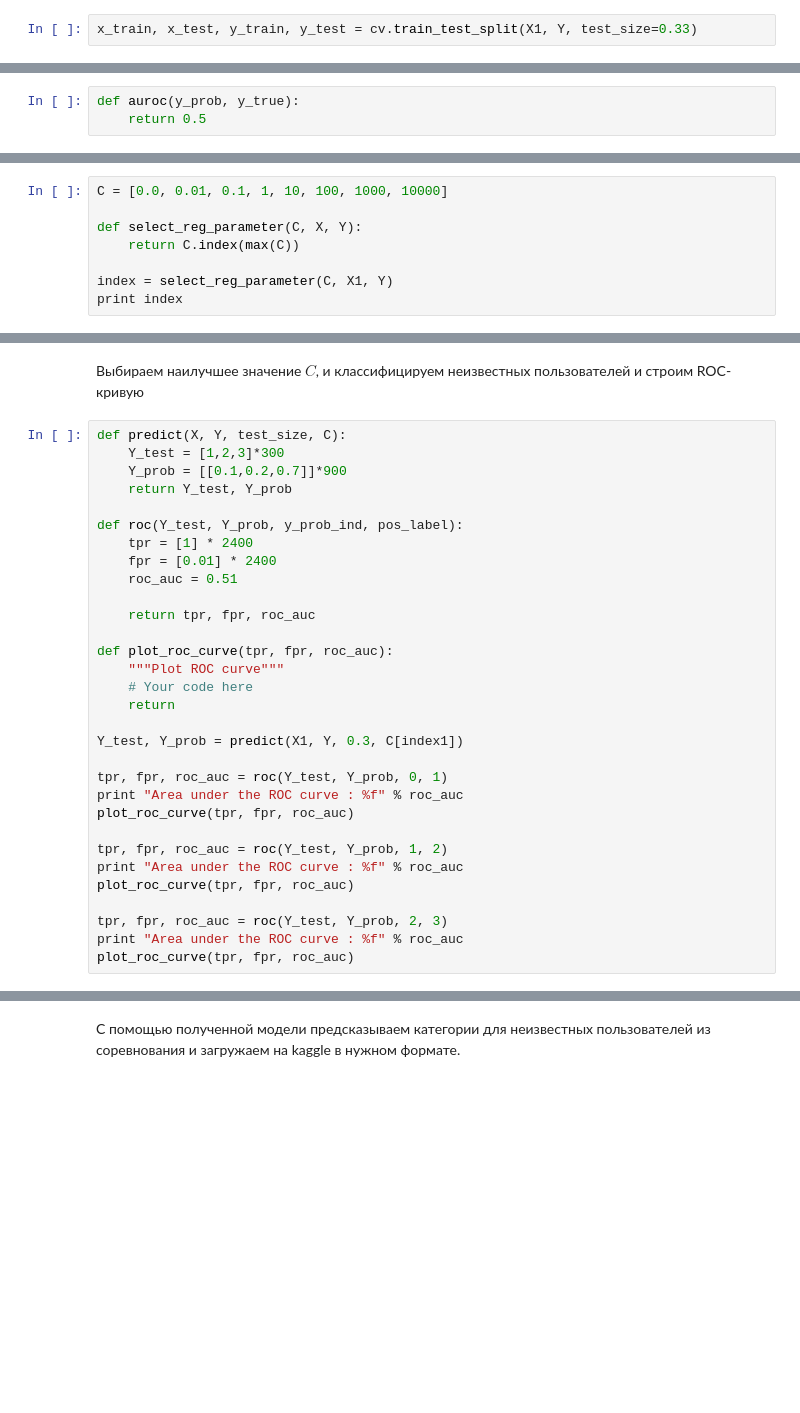
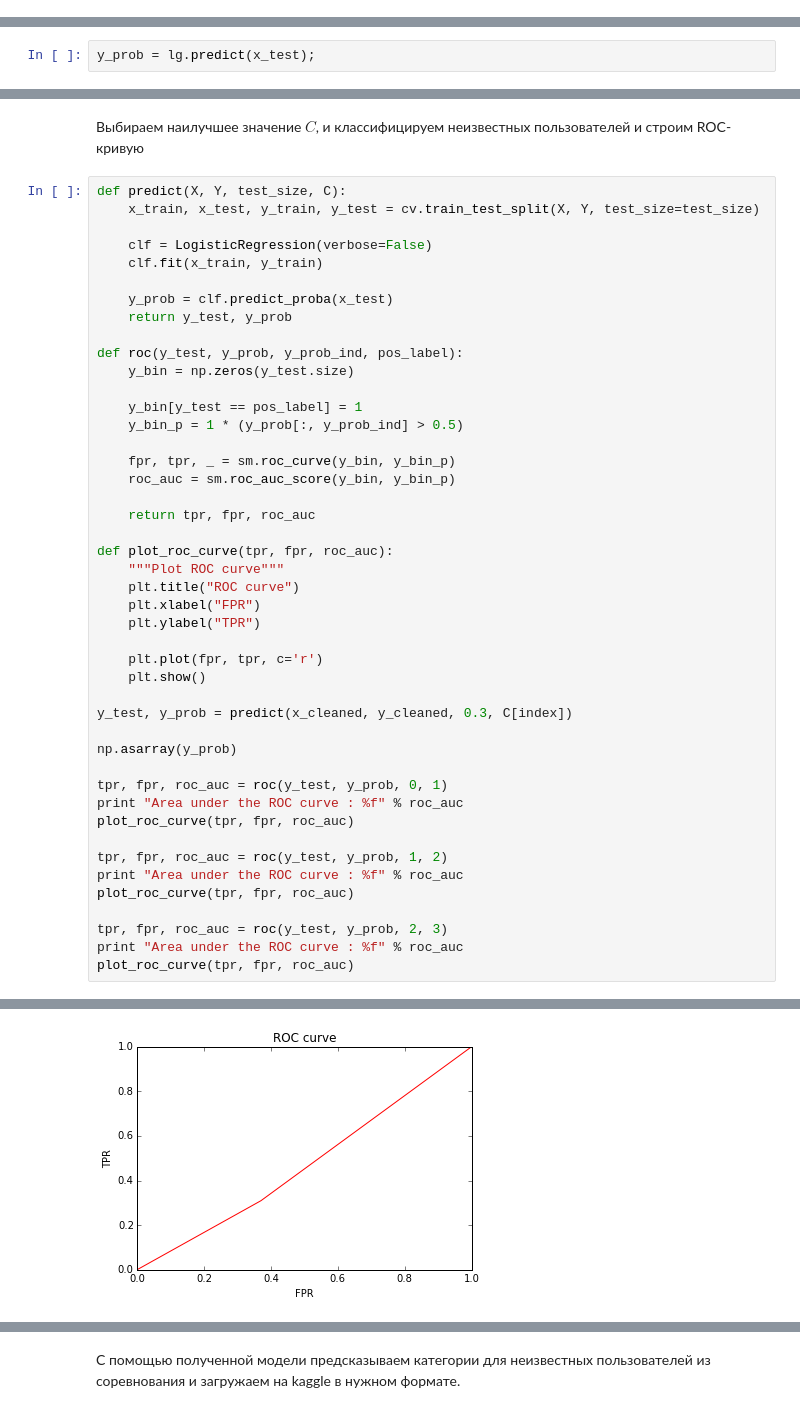
Before and after one commit to KopBob/technosphere, a Jupyter notebook: ml/hw5/homework-5-st.ipynb, the cells around one changed output, grey strips where cells are left out. Saved outputs shown, nothing was run; the diff lists cells and outputs as text; blank space fills up the shorter version.

```diff
--- a/ml/hw5/homework-5-st.ipynb
+++ b/ml/hw5/homework-5-st.ipynb
@@ -345,2 +187,0 @@ True
-# %%
-x_train, x_test, y_train, y_test = cv.train_test_split(X1, Y, test_size=0.33)
@@ -362,3 +188,2 @@ lg.predict_proba(x_test[:10])
-# %%
-def auroc(y_prob, y_true):
-    return 0.5
+# %%
+y_prob = lg.predict(x_test);
@@ -365,10 +194,2 @@ def auroc(y_prob, y_true):
 # %% [markdown]
 Разделим выборку с помощью методики кросс-валидации для того, чтобы настроить параметр регуляризации $C$
-# %%
-C = [0.0, 0.01, 0.1, 1, 10, 100, 1000, 10000]
-
-def select_reg_parameter(C, X, Y):
-    return C.index(max(C))
-
-index = select_reg_parameter(C, X1, Y)
-print index
@@ -378,32 +238,47 @@ print index
 Выбираем наилучшее значение $C$, и классифицируем неизвестных пользователей и строим ROC-кривую
 # %%
 def predict(X, Y, test_size, C):
-    Y_test = [1,2,3]*300
-    Y_prob = [[0.1,0.2,0.7]]*900
-    return Y_test, Y_prob
+    x_train, x_test, y_train, y_test = cv.train_test_split(X, Y, test_size=test_size)
 
-def roc(Y_test, Y_prob, y_prob_ind, pos_label):
-    tpr = [1] * 2400
-    fpr = [0.01] * 2400
-    roc_auc = 0.51
+    clf = LogisticRegression(verbose=False)
+    clf.fit(x_train, y_train)
+
+    y_prob = clf.predict_proba(x_test)
+    return y_test, y_prob
+
+def roc(y_test, y_prob, y_prob_ind, pos_label):
+    y_bin = np.zeros(y_test.size)
+
+    y_bin[y_test == pos_label] = 1
+    y_bin_p = 1 * (y_prob[:, y_prob_ind] > 0.5)
+
+    fpr, tpr, _ = sm.roc_curve(y_bin, y_bin_p)
+    roc_auc = sm.roc_auc_score(y_bin, y_bin_p)
 
     return tpr, fpr, roc_auc
 
 def plot_roc_curve(tpr, fpr, roc_auc):
     """Plot ROC curve"""
-    # Your code here
-    return
+    plt.title("ROC curve")
+    plt.xlabel("FPR")
+    plt.ylabel("TPR")
 
-Y_test, Y_prob = predict(X1, Y, 0.3, C[index1])
+    plt.plot(fpr, tpr, c='r')
+    plt.show()
 
-tpr, fpr, roc_auc = roc(Y_test, Y_prob, 0, 1)
+y_test, y_prob = predict(x_cleaned, y_cleaned, 0.3, C[index])
+
+np.asarray(y_prob)
+
+tpr, fpr, roc_auc = roc(y_test, y_prob, 0, 1)
 print "Area under the ROC curve : %f" % roc_auc
 plot_roc_curve(tpr, fpr, roc_auc)
 
-tpr, fpr, roc_auc = roc(Y_test, Y_prob, 1, 2)
+tpr, fpr, roc_auc = roc(y_test, y_prob, 1, 2)
 print "Area under the ROC curve : %f" % roc_auc
 plot_roc_curve(tpr, fpr, roc_auc)
 
-tpr, fpr, roc_auc = roc(Y_test, Y_prob, 2, 3)
+tpr, fpr, roc_auc = roc(y_test, y_prob, 2, 3)
 print "Area under the ROC curve : %f" % roc_auc
 plot_roc_curve(tpr, fpr, roc_auc)
+# %% [output]
@@ -409,0 +286 @@ plot_roc_curve(tpr, fpr, roc_auc)
+[figure, added]
```
Also changed, not shown: parts of 20 cells of this notebook.
